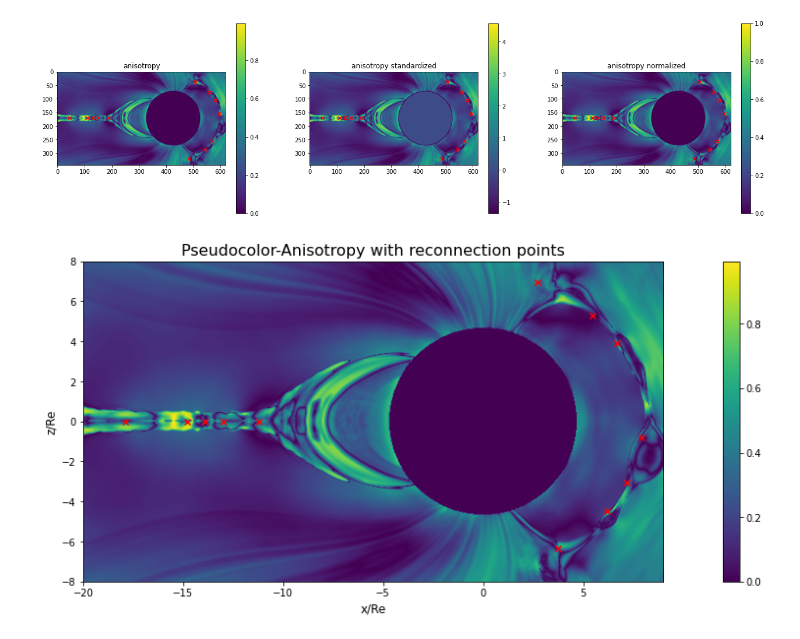
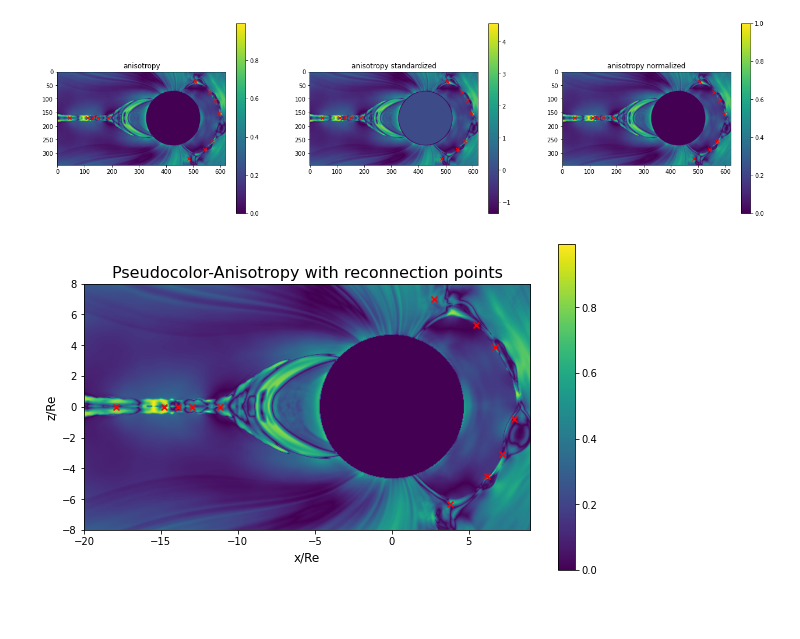
Before and after one commit to deinal/2d-reconnection-data, a Jupyter notebook: visualize_features.ipynb, the cells around one changed output. Saved outputs shown, nothing was run; the diff lists cells and outputs as text; code cells hidden in the pictures; blank space fills up the shorter version.

Commit message:
Change margins in reconnection plot

```diff
--- a/visualize_features.ipynb
+++ b/visualize_features.ipynb
@@ -101,25 +101,25 @@ for feature in features:
 [figure]
 [figure]
 # %%
-fig = plt.figure(figsize=(22, 6))
+fig = plt.figure(figsize=(10, 6))
 
 xx = np.linspace(xmin, xmax, (data['anisotropy'].shape[1]))
 zz = np.linspace(zmin, zmax, (data['anisotropy'].shape[0]))
 
 labeled_indices = y.nonzero()
 labeled_z = zz[labeled_indices[0]]
 labeled_x = xx[labeled_indices[1]]
 
 ax = fig.add_subplot()
 
 c = ax.imshow(data['anisotropy'], extent=[xmin, xmax, zmin, zmax])
 ax.scatter(labeled_x, labeled_z, marker='x', color='red')
 ax.set_title('Pseudocolor-Anisotropy with reconnection points', fontsize=16)
 ax.set_xlabel('x/Re', fontsize=12)
 ax.set_ylabel('z/Re', fontsize=12)
 fig.colorbar(c, ax=ax)
 
-plt.savefig('reconnection_points.png')
+fig.savefig('reconnection_points.png', bbox_inches='tight')
 plt.show()
 # %% [output]
-[figure, old version]
+[figure, new version]
```
Also changed, not shown: 1 other file.
